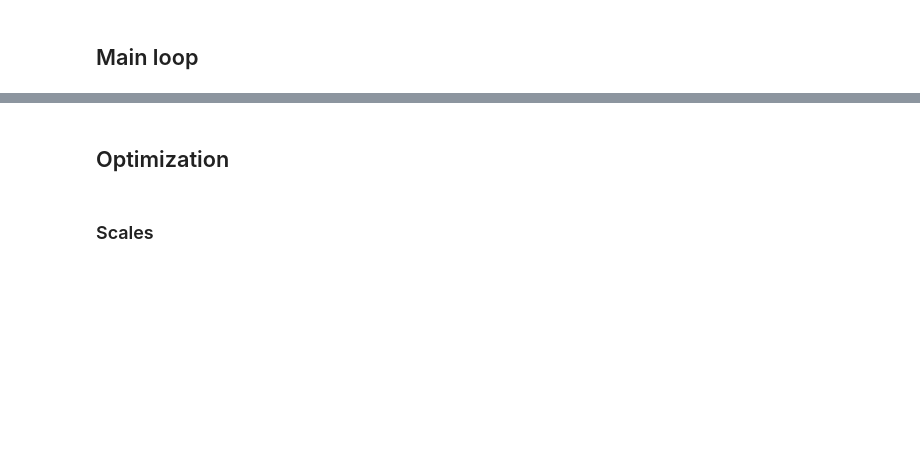
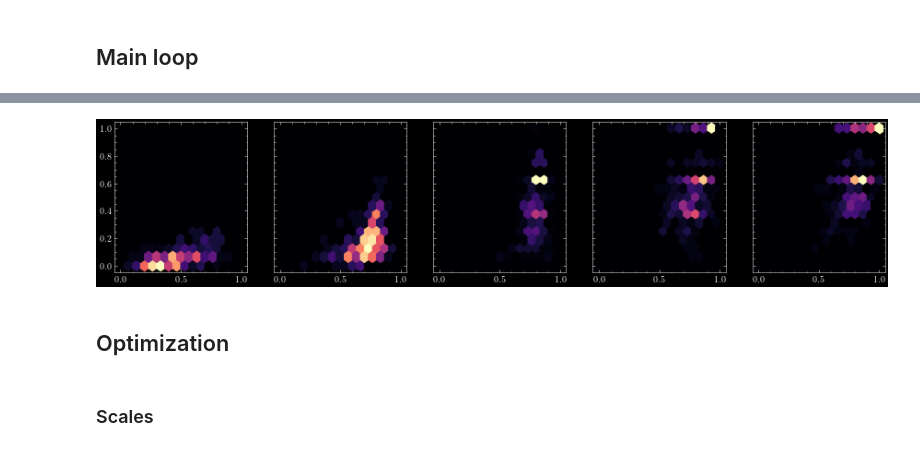
Before and after one commit to gloges/intersecting-brane-ga, a Jupyter notebook: braneGA.ipynb, the cells around one changed output, grey strips where cells are left out. Saved outputs shown, nothing was run; the diff lists cells and outputs as text; code cells hidden in the pictures; blank space fills up the shorter version.

```diff
--- a/braneGA.ipynb
+++ b/braneGA.ipynb
@@ -119,3 +114,12 @@ KeyboardInterrupt:
+# %%
+gList = [5, 10, 20, 50, 100]
+fig, ax = plt.subplots(1, len(gList), figsize=(15,3), sharex=True, sharey=True)
+for i in range(len(gList)):
+    g = gList[i]
+    ax[i].hexbin(rewards[g,:,0], rewards[g,:,2], gridsize=15, extent=(0,1,0,1), cmap='magma')
+plt.show()
+# %% [output]
+[figure, added]
 # %% [markdown]
 ## Optimization
 # %% [markdown]
```
Also changed, not shown: parts of 4 cells of this notebook, 1 other file.
